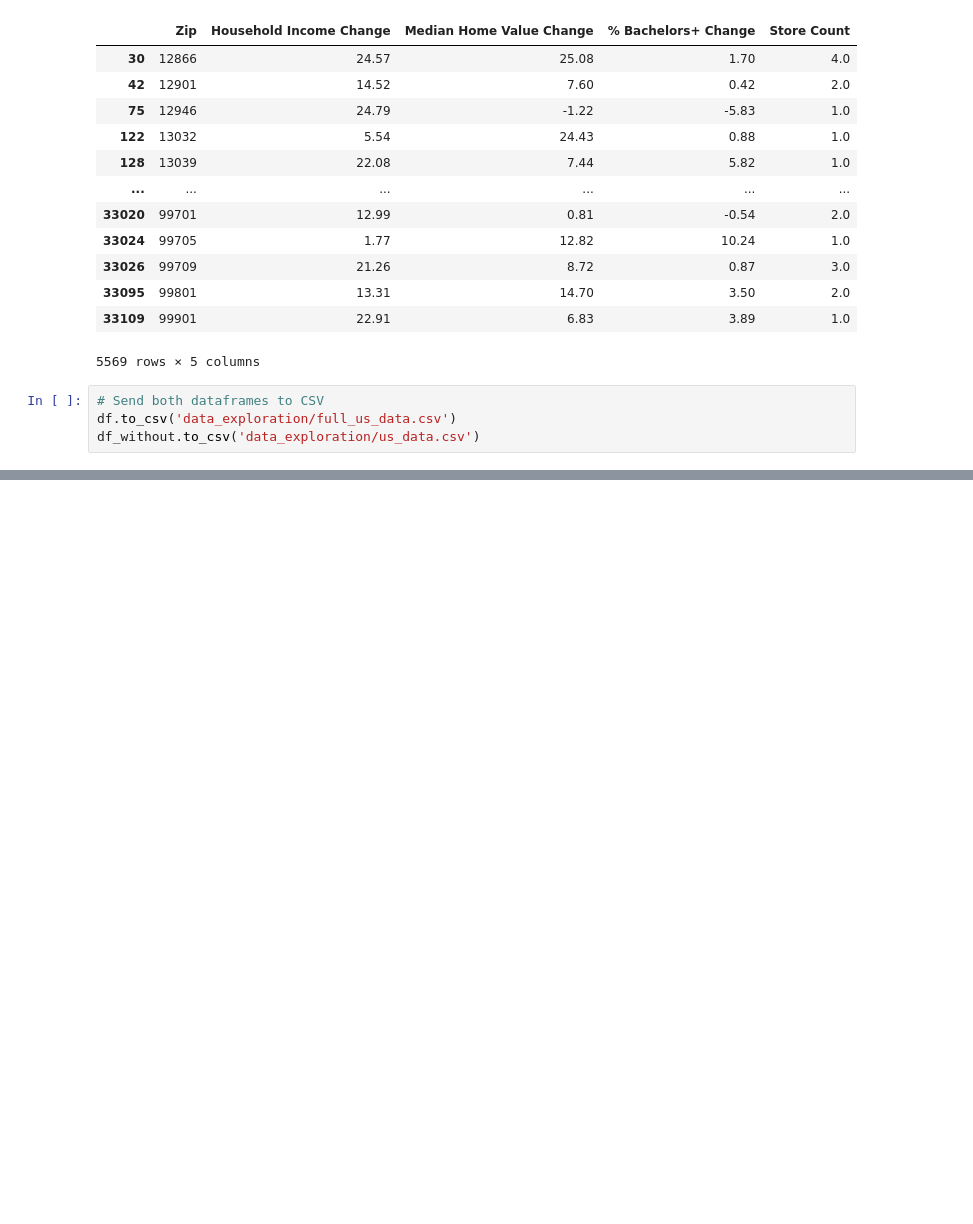
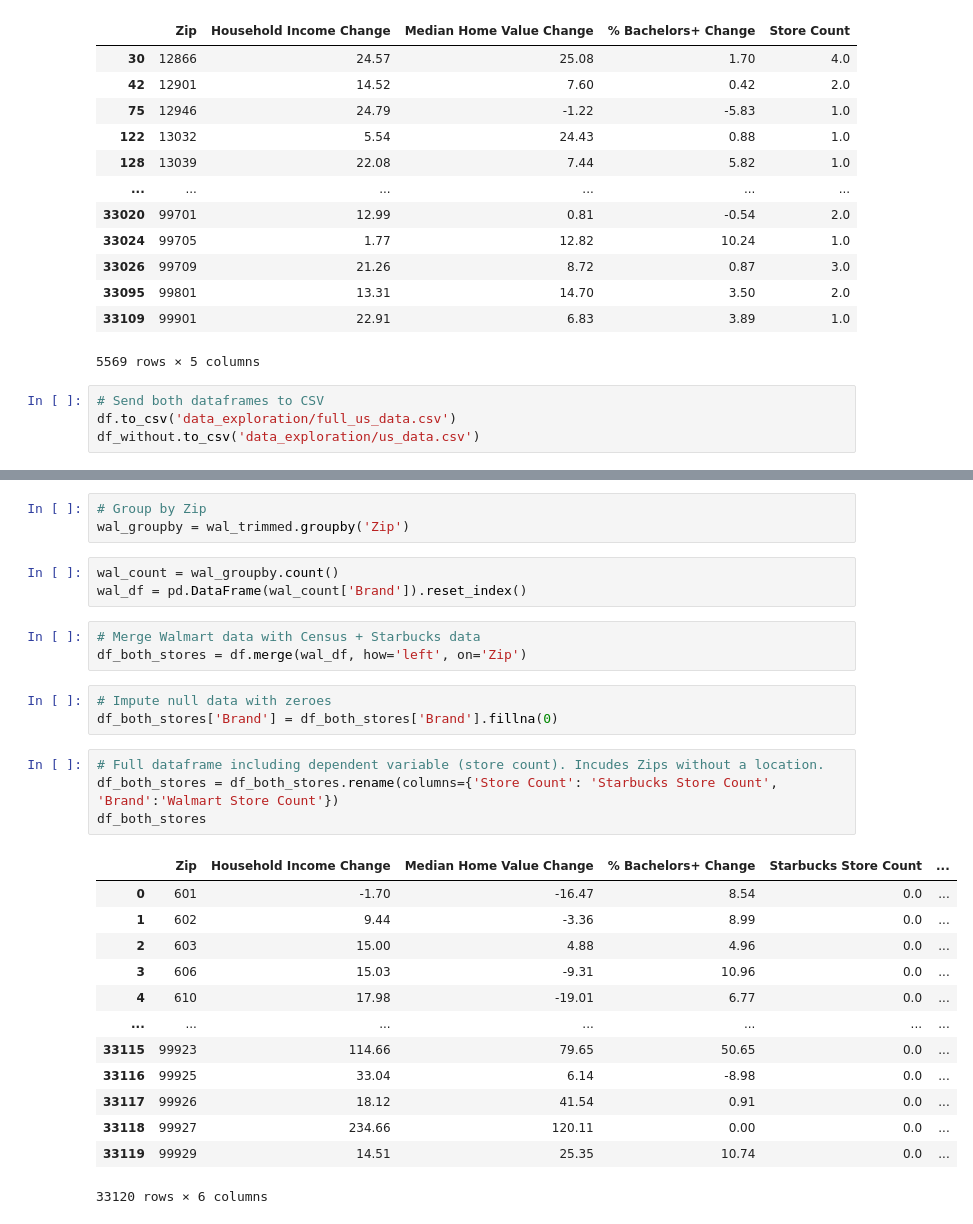
Before and after one commit to troypramsey/uo-project3, a Jupyter notebook: data_clean.ipynb, the cells around one changed output, grey strips where cells are left out. Cells and saved outputs as stored; diff of their text form; blank space fills up the shorter version.

Commit message:
Migrated Walmart code into data_clean notebook + CSVs

```diff
--- a/data_clean.ipynb
+++ b/data_clean.ipynb
@@ -259,0 +297,30 @@ df_without.to_csv('data_exploration/us_data.csv')
+# %%
+# Group by Zip
+wal_groupby = wal_trimmed.groupby('Zip')
+# %%
+wal_count = wal_groupby.count()
+wal_df = pd.DataFrame(wal_count['Brand']).reset_index()
+# %%
+# Merge Walmart data with Census + Starbucks data
+df_both_stores = df.merge(wal_df, how='left', on='Zip')
+# %%
+# Impute null data with zeroes
+df_both_stores['Brand'] = df_both_stores['Brand'].fillna(0)
+# %%
+# Full dataframe including dependent variable (store count). Incudes Zips without a location.
+df_both_stores = df_both_stores.rename(columns={'Store Count': 'Starbucks Store Count', 'Brand':'Walmart Store Count'})
+df_both_stores
+# %% [output]
+|  | Zip | Household Income Change | Median Home Value Change | % Bachelors+ Change | Starbucks Store Count | ... |
+| 0 | 601 | -1.70 | -16.47 | 8.54 | 0.0 | ... |
+| 1 | 602 | 9.44 | -3.36 | 8.99 | 0.0 | ... |
+| 2 | 603 | 15.00 | 4.88 | 4.96 | 0.0 | ... |
+| 3 | 606 | 15.03 | -9.31 | 10.96 | 0.0 | ... |
+| 4 | 610 | 17.98 | -19.01 | 6.77 | 0.0 | ... |
+| ... | ... | ... | ... | ... | ... | ... |
+| 33115 | 99923 | 114.66 | 79.65 | 50.65 | 0.0 | ... |
+| 33116 | 99925 | 33.04 | 6.14 | -8.98 | 0.0 | ... |
+| 33117 | 99926 | 18.12 | 41.54 | 0.91 | 0.0 | ... |
+| 33118 | 99927 | 234.66 | 120.11 | 0.00 | 0.0 | ... |
+| 33119 | 99929 | 14.51 | 25.35 | 10.74 | 0.0 | ... |
+33120 rows × 6 columns
```
Also changed, not shown: parts of 7 cells of this notebook, 3 other files.
